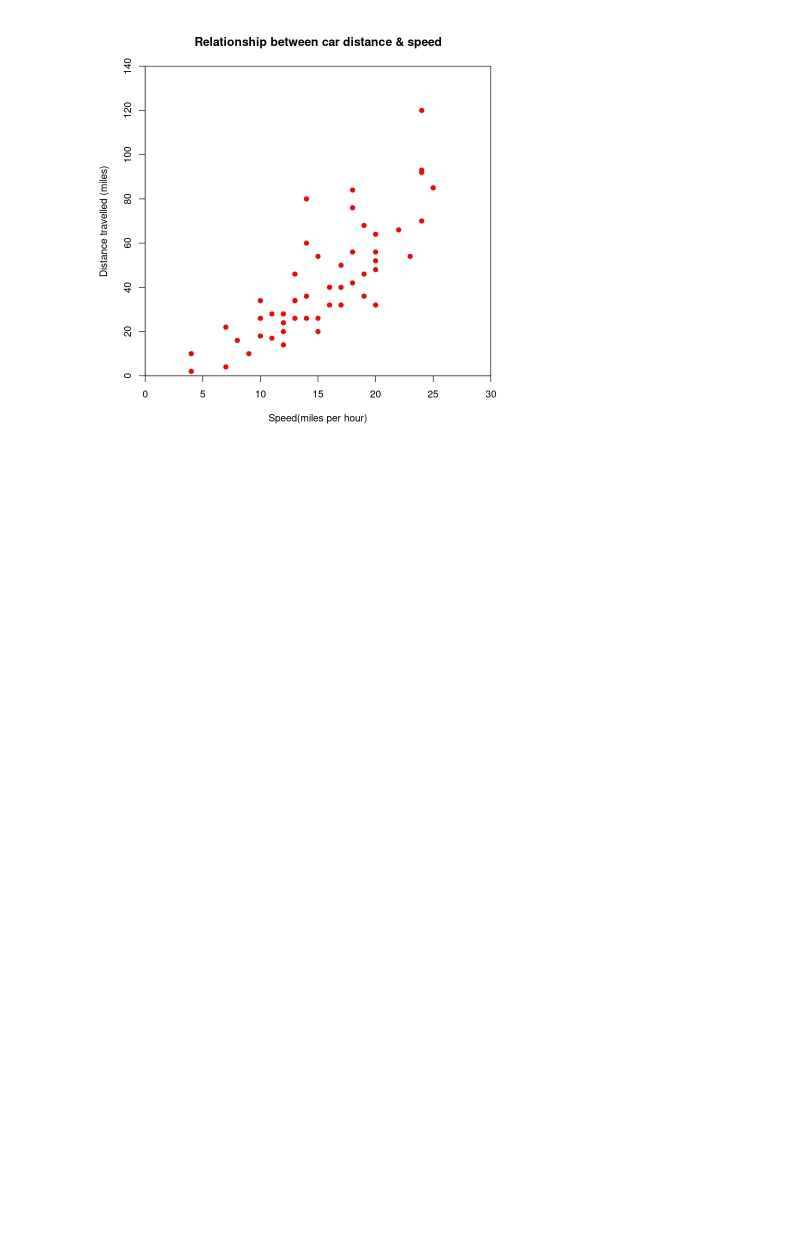
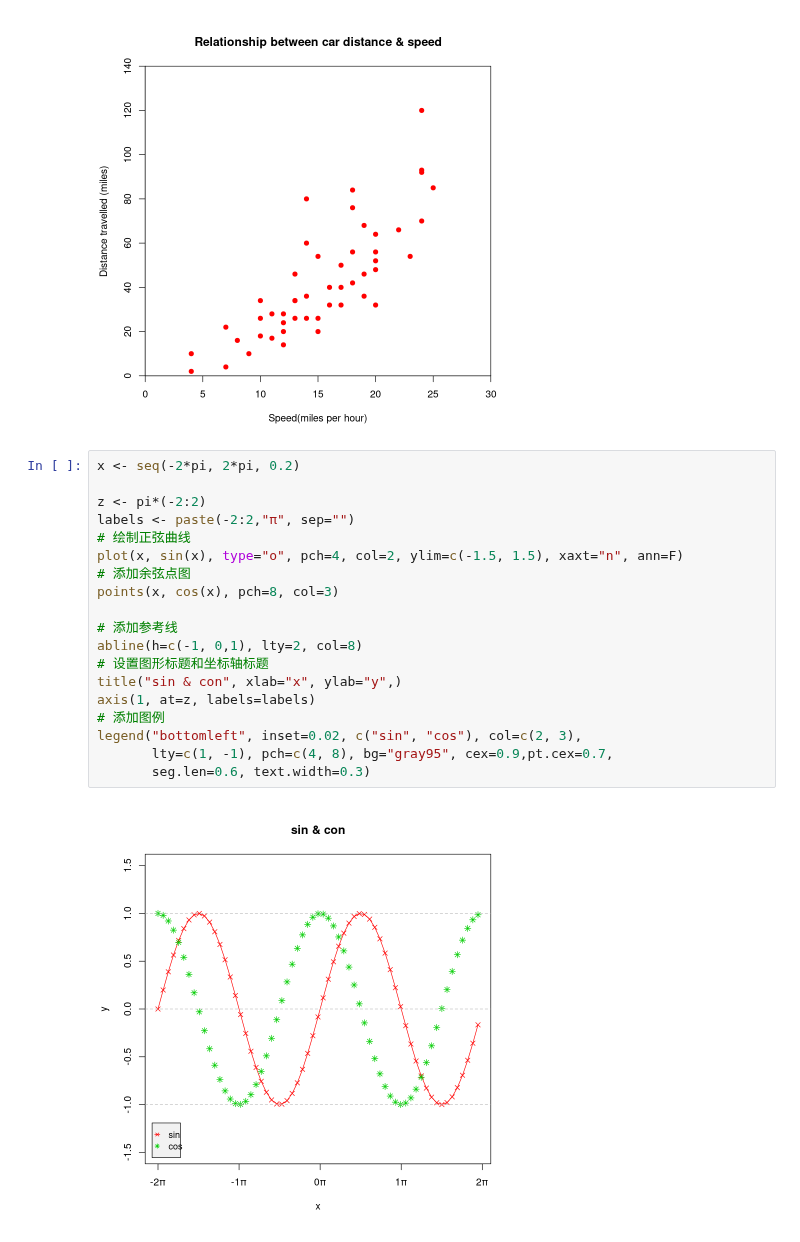
Before and after one commit to cherose2004/learning, a Jupyter notebook: R/test.ipynb, the cells around one changed output. Cells and saved outputs as stored; diff of their text form; blank space fills up the shorter version.

```diff
--- a/R/test.ipynb
+++ b/R/test.ipynb
@@ -34,3 +35,24 @@ dev.off()
 png
   2
 [figure]
+# %%
+x <- seq(-2*pi, 2*pi, 0.2)
+
+z <- pi*(-2:2)
+labels <- paste(-2:2,"π", sep="")
+# 绘制正弦曲线
+plot(x, sin(x), type="o", pch=4, col=2, ylim=c(-1.5, 1.5), xaxt="n", ann=F)
+# 添加余弦点图
+points(x, cos(x), pch=8, col=3)
+
+# 添加参考线
+abline(h=c(-1, 0,1), lty=2, col=8)
+# 设置图形标题和坐标轴标题
+title("sin & con", xlab="x", ylab="y",)
+axis(1, at=z, labels=labels)
+# 添加图例
+legend("bottomleft", inset=0.02, c("sin", "cos"), col=c(2, 3),
+       lty=c(1, -1), pch=c(4, 8), bg="gray95", cex=0.9,pt.cex=0.7,
+       seg.len=0.6, text.width=0.3)
+# %% [output]
+[figure, added]
```
Also changed, not shown: parts of 1 cell of this notebook, 2 other files.
